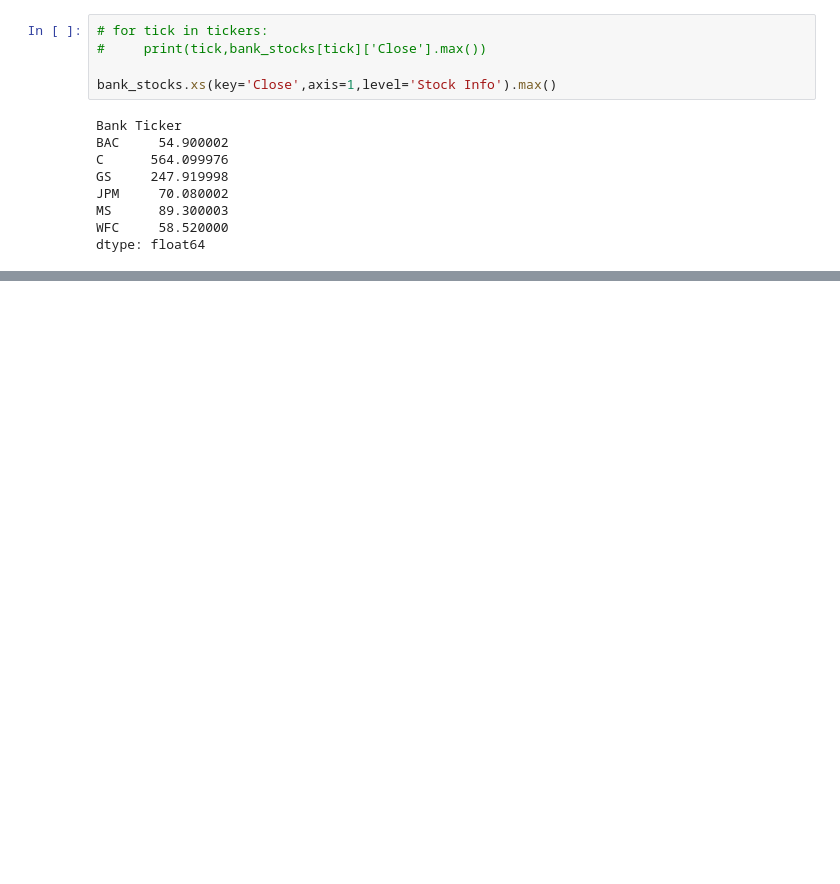
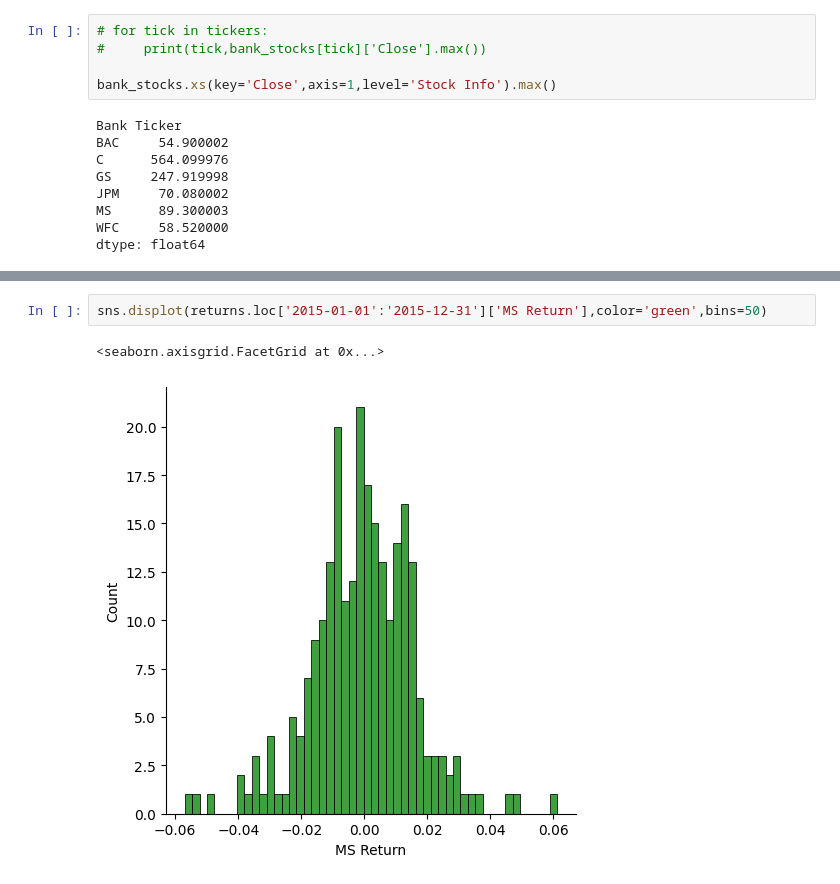
Before and after one commit to hakimuddinkika/python_for_data_science, a Jupyter notebook: Finance Data Project/Finance Project.ipynb, the cells around one changed output, grey strips where cells are left out. Drawn from its saved outputs; the diff is of its cells as text; blank space fills up the shorter version.

```diff
--- a/Finance Data Project/Finance Project.ipynb
+++ b/Finance Data Project/Finance Project.ipynb
@@ -92,0 +134,5 @@ sns.pairplot(returns[1:])
+# %%
+sns.displot(returns.loc['2015-01-01':'2015-12-31']['MS Return'],color='green',bins=50)
+# %% [output]
+<seaborn.axisgrid.FacetGrid at 0x...>
+[figure, added]
```
Also changed, not shown: parts of 22 cells of this notebook.
